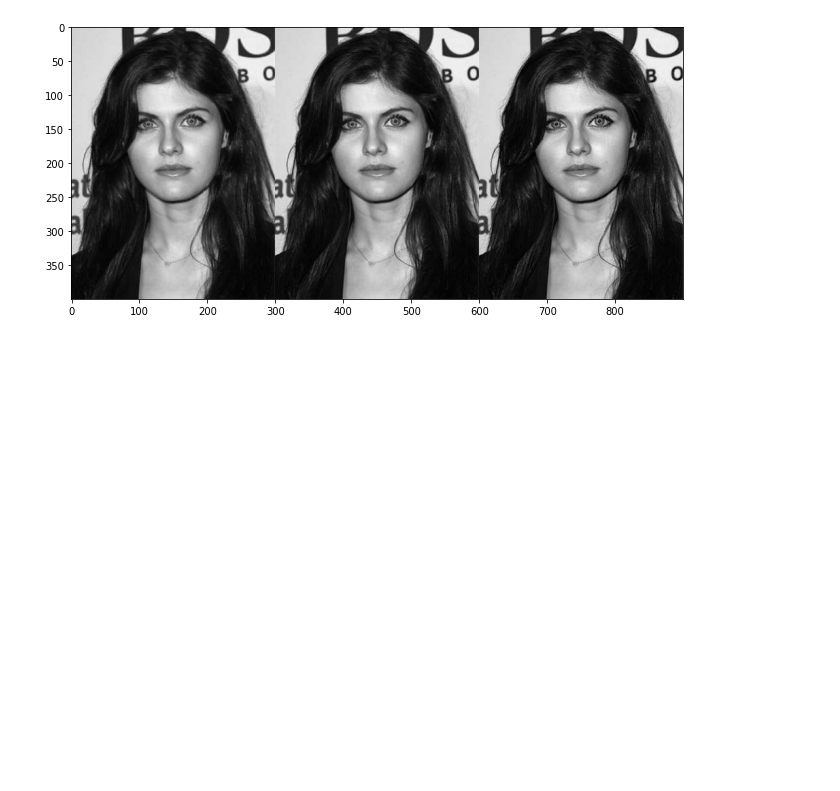
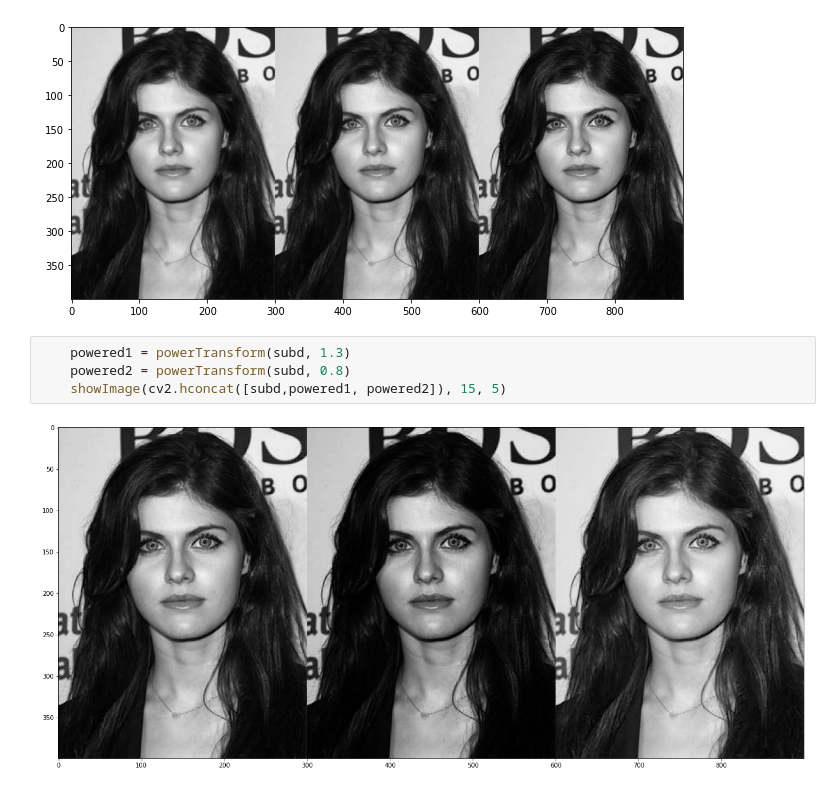
Before and after one commit to kavin-du/Image-Sharpening-Operators, a Jupyter notebook: e16057.ipynb, the cells around one changed output. Drawn from its saved outputs; the diff is of its cells as text; blank space fills up the shorter version.

Commit message:
added power transform

```diff
--- a/e16057.ipynb
+++ b/e16057.ipynb
@@ -148,3 +148,9 @@ if __name__ == '__main__':
 # %% [output]
 [figure]
 [figure]
+# %%
+    powered1 = powerTransform(subd, 1.3)
+    powered2 = powerTransform(subd, 0.8)
+    showImage(cv2.hconcat([subd,powered1, powered2]), 15, 5)
+# %% [output]
+[figure, added]
```
Also changed, not shown: 1 other file.
